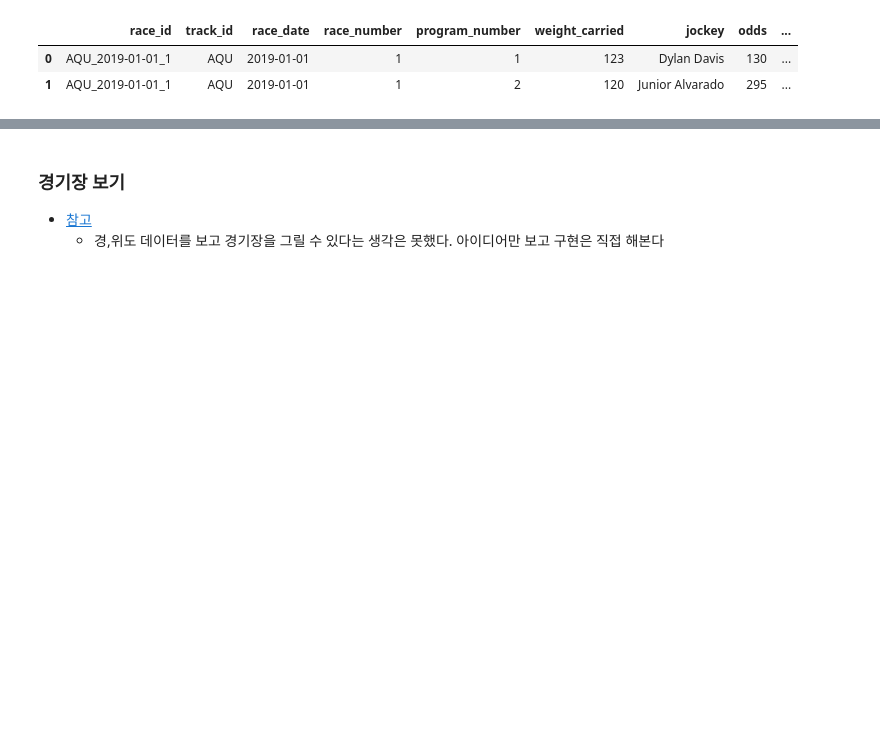
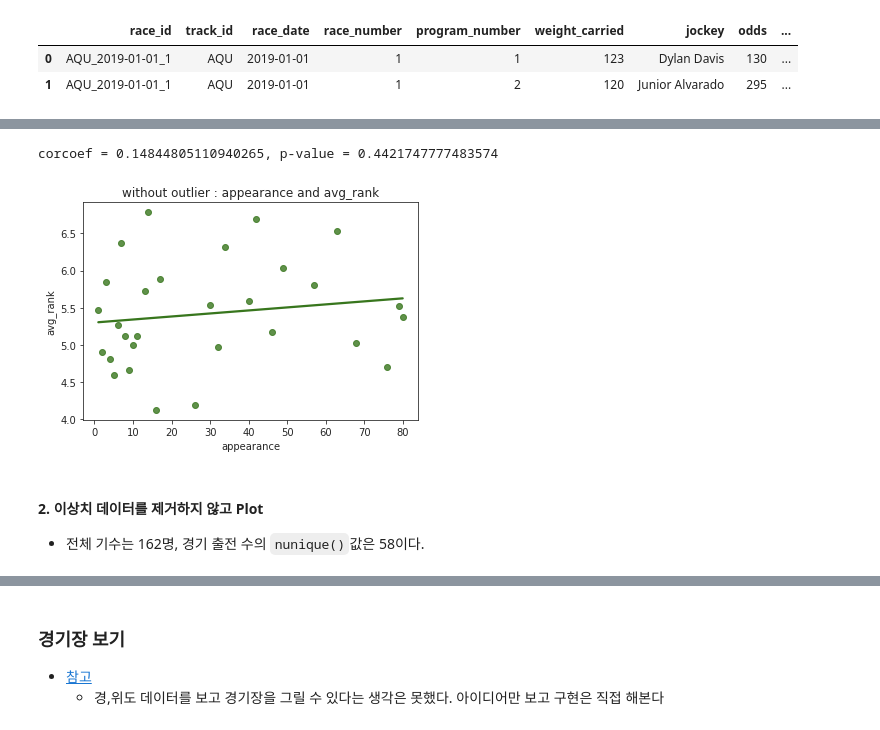
Before and after one commit to dowrave/Data_Analysis_Projects, a Jupyter notebook: 1-2022-derby-eda.ipynb, the cells around one changed output, grey strips where cells are left out. Saved outputs shown, nothing was run; the diff lists cells and outputs as text; code cells hidden in the pictures; blank space fills up the shorter version.

```diff
--- a/1-2022-derby-eda.ipynb
+++ b/1-2022-derby-eda.ipynb
@@ -199,0 +269,13 @@ jockey_df['jockey'].nunique()
+# %%
+# 이상치를 제외한 플롯
+temp_df = jockey_app_rank_inner.groupby('appearance')['avg_rank_by_jockey'].mean().to_frame().reset_index().rename(columns = {'avg_rank_by_jockey' : 'avg_rank'})
+sns.regplot(data = temp_df, x = 'appearance', y = 'avg_rank', ci = None)
+plt.title('without outlier : appearance and avg_rank')
+r, p_value =stats.pearsonr(x = temp_df['appearance'], y = temp_df['avg_rank'])
+print(f"corcoef = {r}, p-value = {p_value}")
+# %% [output]
+corcoef = 0.14844805110940265, p-value = 0.4421747777483574
+[figure, added]
+# %% [markdown]
+#### 2. 이상치 데이터를 제거하지 않고 Plot
+- 전체 기수는 162명, 경기 출전 수의 `nunique()`값은 58이다.
```
Also changed, not shown: parts of 45 cells of this notebook.
